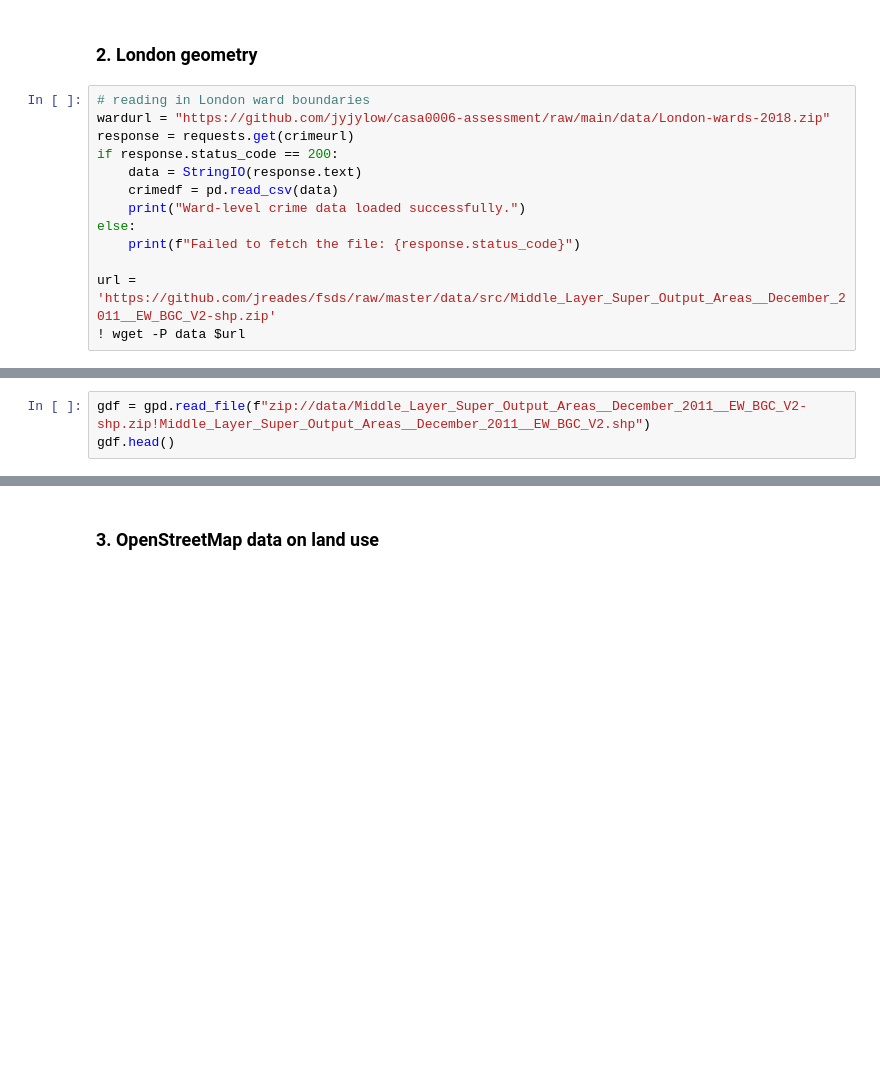
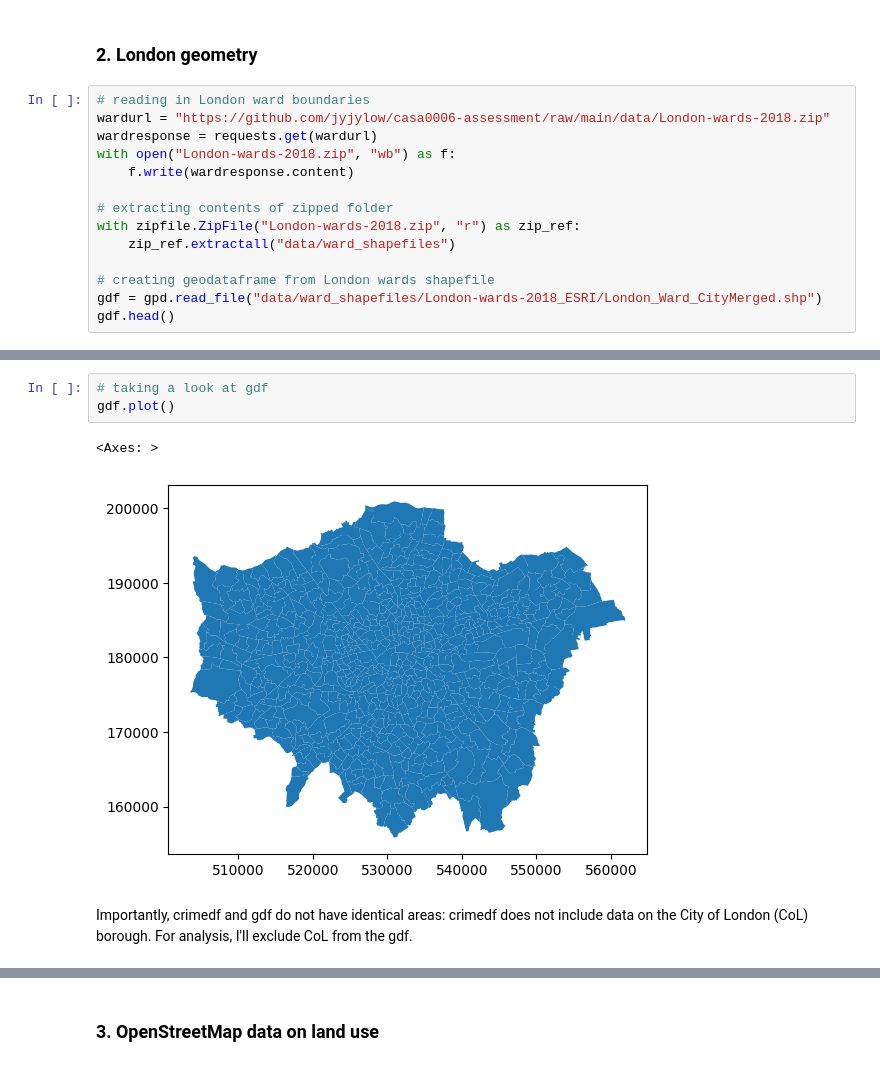
Before and after one commit to jyjylow/casa0006-assessment, a Jupyter notebook: CASA0006_Assessment.ipynb, the cells around one changed output, grey strips where cells are left out. Cells and saved outputs as stored; diff of their text form; blank space fills up the shorter version.

```diff
--- a/CASA0006_Assessment.ipynb
+++ b/CASA0006_Assessment.ipynb
@@ -155,13 +171,14 @@ crimedf = crimedf[(crimedf.MajorText == "VIOLENCE AGAINST THE PERSON") &
 # %%
 # reading in London ward boundaries
 wardurl = "https://github.com/jyjylow/casa0006-assessment/raw/main/data/London-wards-2018.zip"
-response = requests.get(crimeurl)
-if response.status_code == 200:
-    data = StringIO(response.text)
-    crimedf = pd.read_csv(data)
-    print("Ward-level crime data loaded successfully.")
-else:
-    print(f"Failed to fetch the file: {response.status_code}")
+wardresponse = requests.get(wardurl)
+with open("London-wards-2018.zip", "wb") as f:
+    f.write(wardresponse.content)
 
-url = 'https://github.com/jreades/fsds/raw/master/data/src/Middle_Layer_Super_Output_Areas__December_2011__EW_BGC_V2-shp.zip'
-! wget -P data $url
+# extracting contents of zipped folder
+with zipfile.ZipFile("London-wards-2018.zip", "r") as zip_ref:
+    zip_ref.extractall("data/ward_shapefiles")
+
+# creating geodataframe from London wards shapefile
+gdf = gpd.read_file("data/ward_shapefiles/London-wards-2018_ESRI/London_Ward_CityMerged.shp")
+gdf.head()
@@ -168,3 +192,8 @@ url = 'https://github.com/jreades/fsds/raw/master/data/src/Middle_Layer_Super_Ou
-# %%
-gdf = gpd.read_file(f"zip://data/Middle_Layer_Super_Output_Areas__December_2011__EW_BGC_V2-shp.zip!Middle_Layer_Super_Output_Areas__December_2011__EW_BGC_V2.shp")
-gdf.head()
+# %%
+# taking a look at gdf
+gdf.plot()
+# %% [output]
+<Axes: >
+[figure, added]
+# %% [markdown]
+Importantly, crimedf and gdf do not have identical areas: crimedf does not include data on the City of London (CoL) borough. For analysis, I'll exclude CoL from the gdf.
```
Also changed, not shown: parts of 14 cells of this notebook, 22 other files.
